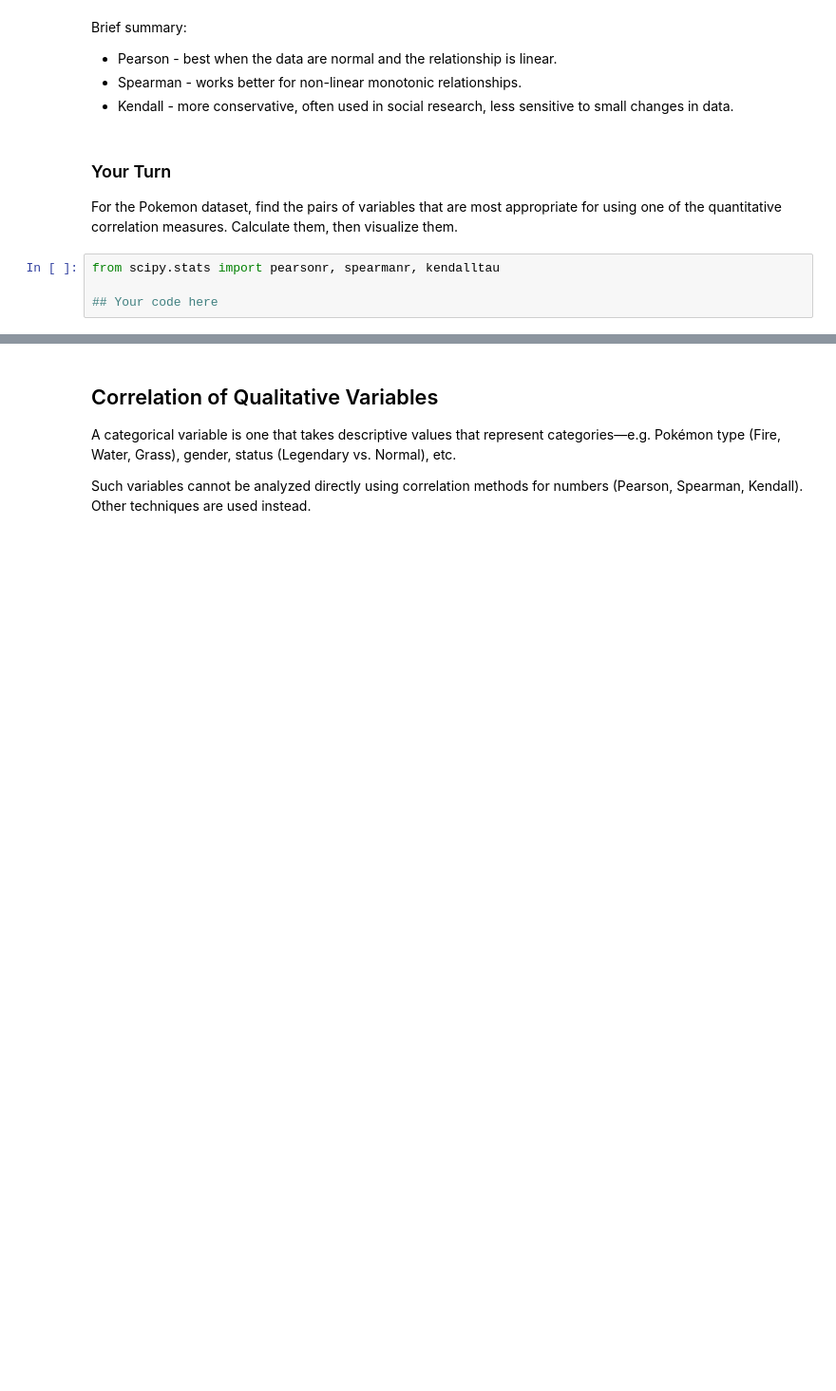
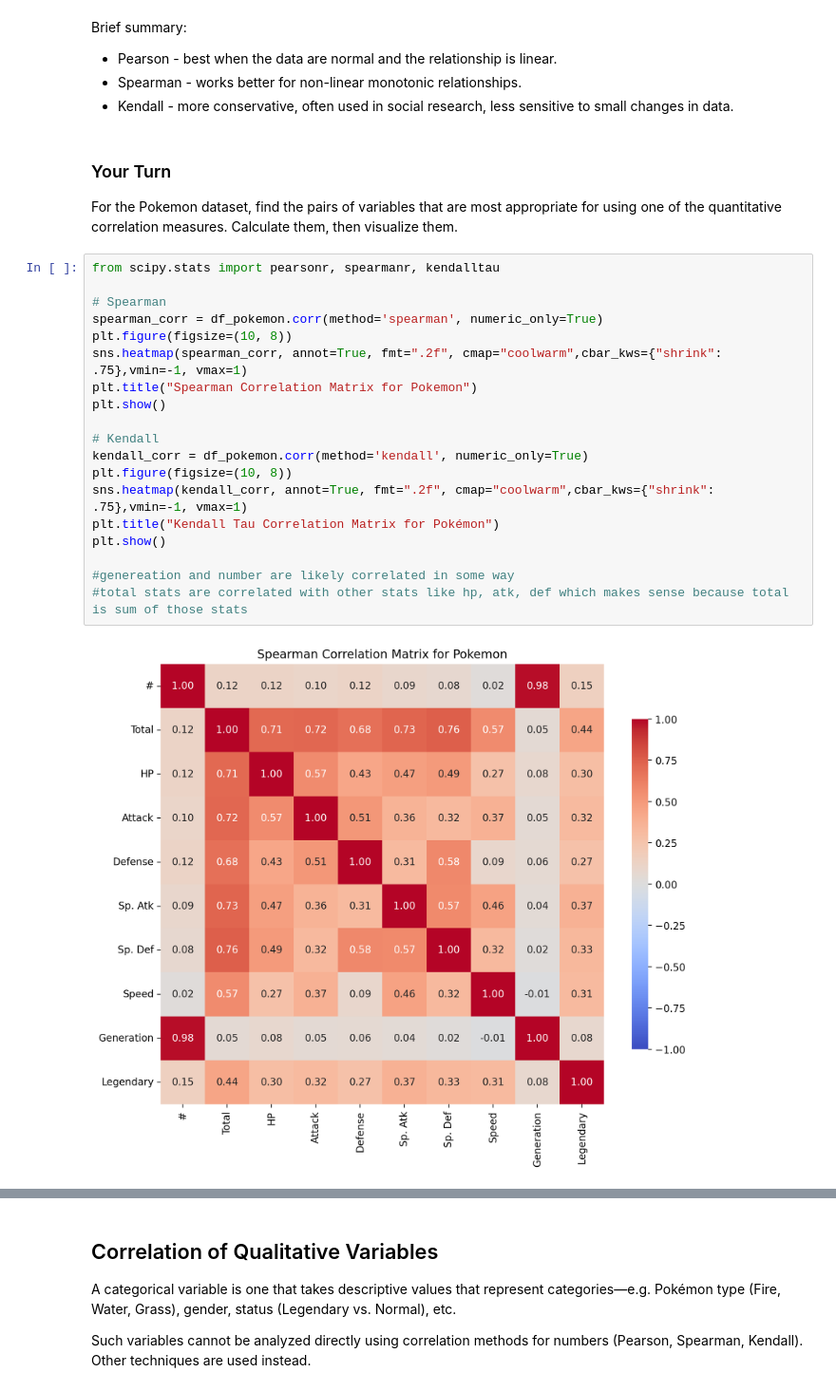
Before and after one commit to arietz/DS2025, a Jupyter notebook: Report6/Exercise9.ipynb, the cells around one changed output, grey strips where cells are left out. Shown at 95% size. Drawn from its saved outputs; the diff is of its cells as text; blank space fills up the shorter version.

```diff
--- a/Report6/Exercise9.ipynb
+++ b/Report6/Exercise9.ipynb
@@ -283,4 +286,21 @@ For the Pokemon dataset, find the pairs of variables that are most appropriate f
 # %%
 from scipy.stats import pearsonr, spearmanr, kendalltau
 
-## Your code here
+# Spearman
+spearman_corr = df_pokemon.corr(method='spearman', numeric_only=True)
+plt.figure(figsize=(10, 8))
+sns.heatmap(spearman_corr, annot=True, fmt=".2f", cmap="coolwarm",cbar_kws={"shrink": .75},vmin=-1, vmax=1)
+plt.title("Spearman Correlation Matrix for Pokemon")
+plt.show()
+
+# Kendall
+kendall_corr = df_pokemon.corr(method='kendall', numeric_only=True)
+plt.figure(figsize=(10, 8))
+sns.heatmap(kendall_corr, annot=True, fmt=".2f", cmap="coolwarm",cbar_kws={"shrink": .75},vmin=-1, vmax=1)
+plt.title("Kendall Tau Correlation Matrix for Pokémon")
+plt.show()
+
+#genereation and number are likely correlated in some way
+#total stats are correlated with other stats like hp, atk, def which makes sense because total is sum of those stats
+# %% [output]
+[figure, added]
```
Also changed, not shown: parts of 5 cells of this notebook, 19 other files.
